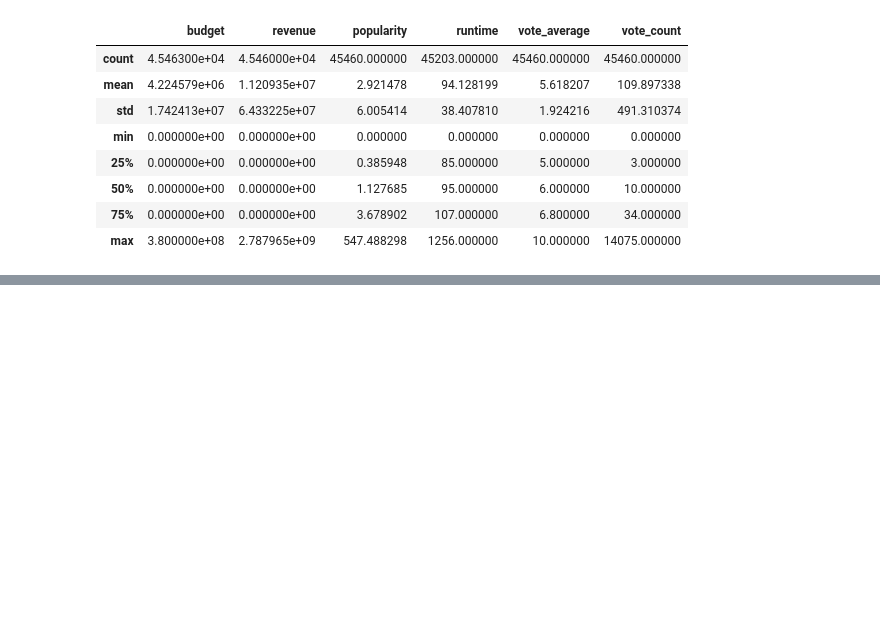
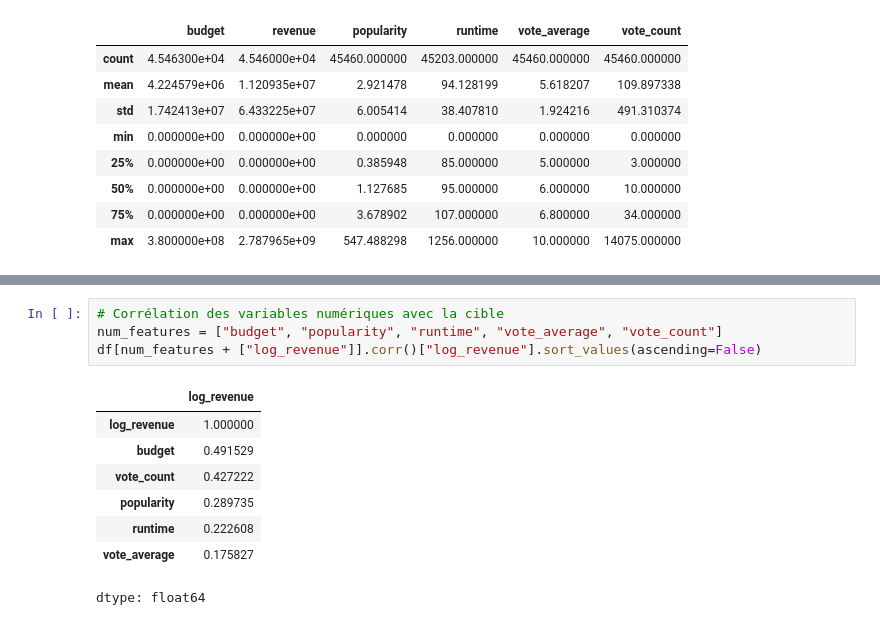
Before and after one commit to QuentinMourier/AAA_ml_project, a Jupyter notebook: movies_model.ipynb, the cells around one changed output, grey strips where cells are left out. Cells and saved outputs as stored; diff of their text form; blank space fills up the shorter version.

```diff
--- a/movies_model.ipynb
+++ b/movies_model.ipynb
@@ -92,0 +123,13 @@ movies[["budget", "revenue", "popularity", "runtime", "vote_average", "vote_coun
+# %%
+# Corrélation des variables numériques avec la cible
+num_features = ["budget", "popularity", "runtime", "vote_average", "vote_count"]
+df[num_features + ["log_revenue"]].corr()["log_revenue"].sort_values(ascending=False)
+# %% [output]
+|  | log_revenue |
+| log_revenue | 1.000000 |
+| budget | 0.491529 |
+| vote_count | 0.427222 |
+| popularity | 0.289735 |
+| runtime | 0.222608 |
+| vote_average | 0.175827 |
+dtype: float64
```
Also changed, not shown: parts of 3 cells of this notebook.
